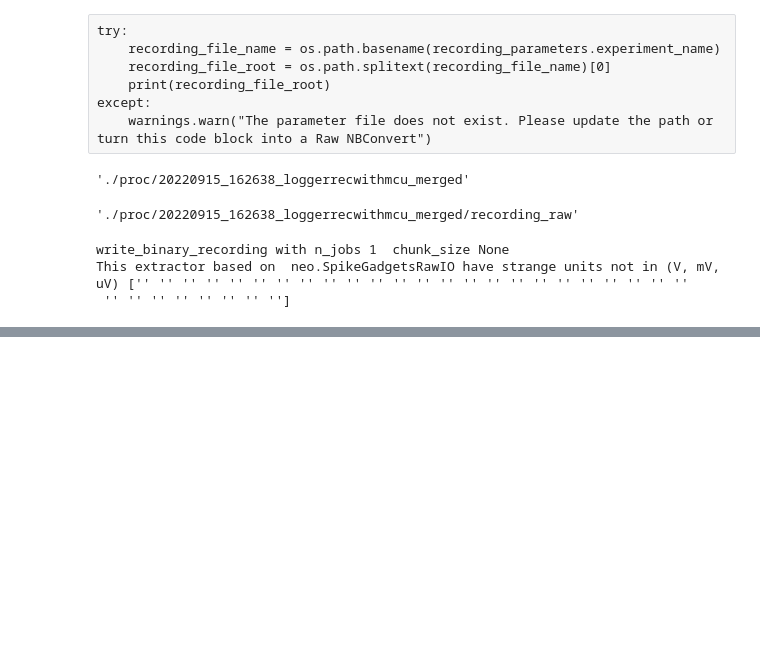
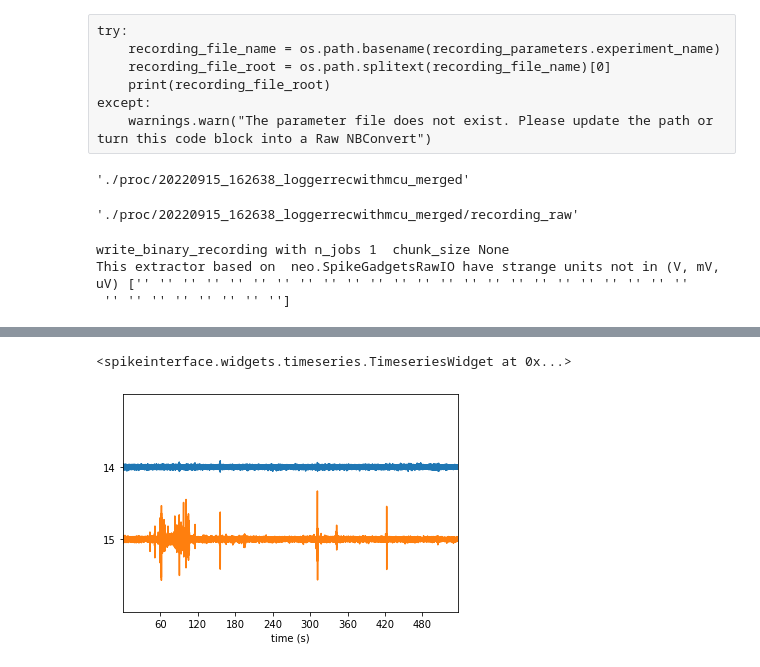
Before and after one commit to padillacoreanolab/spike_gadgets_repo, a Jupyter notebook: results/2022_09_16_medpc_box_tweaking/01_reading_in_recording.ipynb, the cells around one changed output, grey strips where cells are left out. Cells and saved outputs as stored; diff of their text form; code cells hidden in the pictures; blank space fills up the shorter version.

```diff
--- a/results/2022_09_16_medpc_box_tweaking/01_reading_in_recording.ipynb
+++ b/results/2022_09_16_medpc_box_tweaking/01_reading_in_recording.ipynb
@@ -512,0 +571,5 @@ recording_lfp = st.preprocessing.bandpass_filter(recording_lfp, freq_min=1, freq
+# %%
+sw.plot_timeseries(bp_filtered_recording_lfp, time_range=(0,total_recording_time), show_channel_ids=True) #, figure=fig)
+# %% [output]
+<spikeinterface.widgets.timeseries.TimeseriesWidget at 0x...>
+[figure, added]
```
Also changed, not shown: parts of 64 cells of this notebook.
